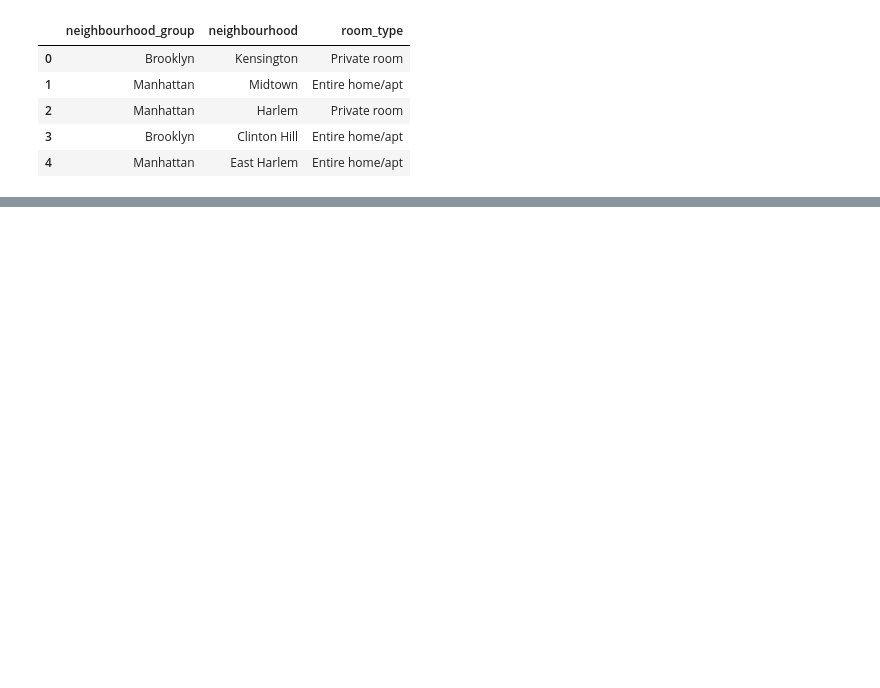
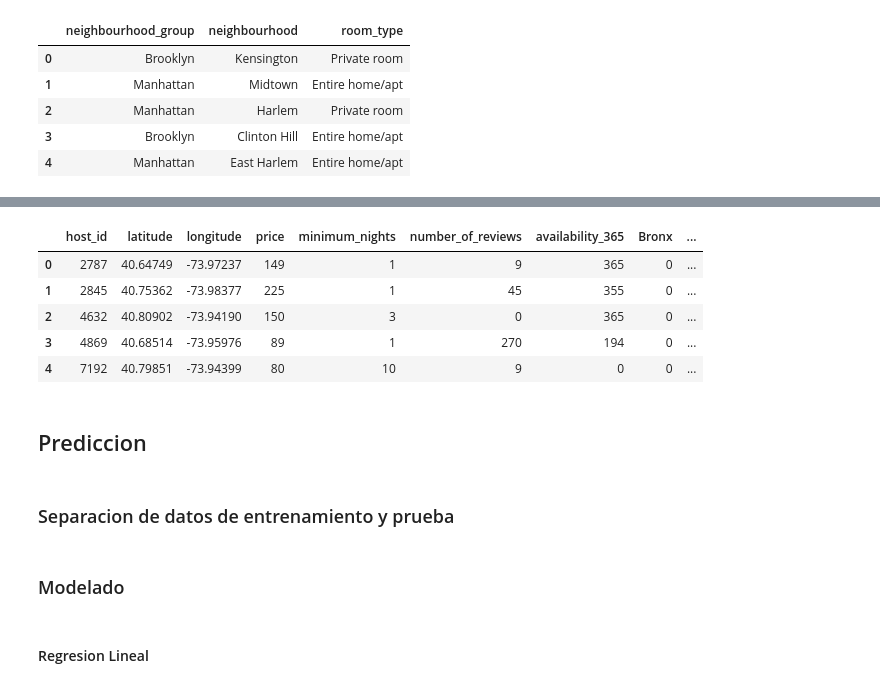
Before and after one commit to martinnv6/Data-Science-Master, a Jupyter notebook: Classification and Data Processing/Proyecto/Proyecto Airbnb.ipynb, the cells around one changed output, grey strips where cells are left out. Cells and saved outputs as stored; diff of their text form; code cells hidden in the pictures; blank space fills up the shorter version.

```diff
--- a/Classification and Data Processing/Proyecto/Proyecto Airbnb.ipynb
+++ b/Classification and Data Processing/Proyecto/Proyecto Airbnb.ipynb
@@ -279,0 +298,22 @@ df_airbnb_cat.head()
+# %%
+# Corregimos el room_type"
+room_type_d = pd.get_dummies(df_airbnb["room_type"])
+# %%
+# Unimos todos los dataframe
+df_airbnb = pd.concat([df_airbnb, neighbourhood_dummy,room_type_d], axis=1)
+# %%
+# Eliminamos las columnas que ya no necesitamos
+df_airbnb.drop(['neighbourhood_group',"neighbourhood","room_type"], axis=1, inplace=True)
+# %%
+df_airbnb.head()
+# %% [output]
+|  | host_id | latitude | longitude | price | minimum_nights | number_of_reviews | availability_365 | Bronx | ... |
+| 0 | 2787 | 40.64749 | -73.97237 | 149 | 1 | 9 | 365 | 0 | ... |
+| 1 | 2845 | 40.75362 | -73.98377 | 225 | 1 | 45 | 355 | 0 | ... |
+| 2 | 4632 | 40.80902 | -73.94190 | 150 | 3 | 0 | 365 | 0 | ... |
+| 3 | 4869 | 40.68514 | -73.95976 | 89 | 1 | 270 | 194 | 0 | ... |
+| 4 | 7192 | 40.79851 | -73.94399 | 80 | 10 | 9 | 0 | 0 | ... |
+# %% [markdown]
+## Prediccion
+# %% [markdown]
+### Separacion de datos de entrenamiento y prueba
@@ -279,0 +326,4 @@ df_airbnb_cat.head()
+# %% [markdown]
+### Modelado
+# %% [markdown]
+#### Regresion Lineal
```
Also changed, not shown: parts of 53 cells of this notebook, 8 other files.
